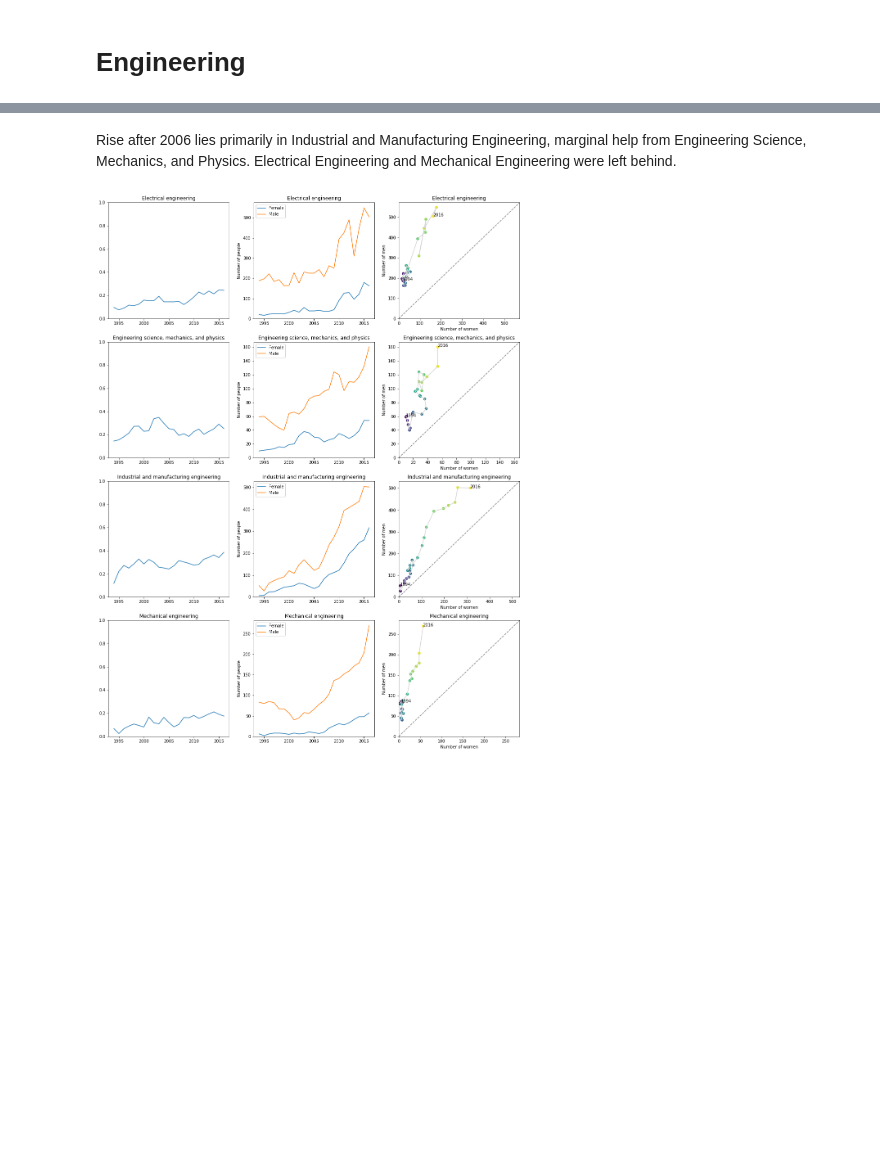
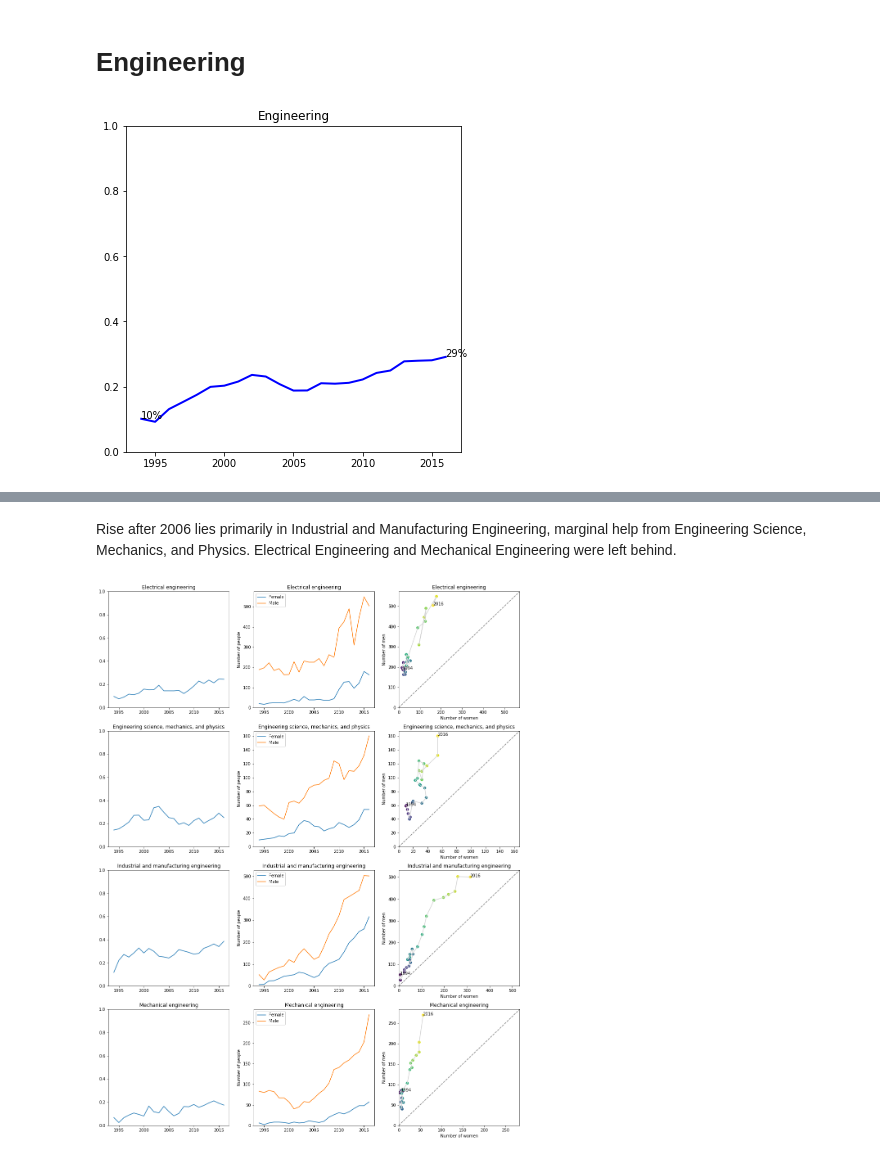
Before and after one commit to spec-journalism/gss-diversity, a Jupyter notebook: notebooks/draft.ipynb, the cells around one changed output, grey strips where cells are left out. Saved outputs shown, nothing was run; the diff lists cells and outputs as text; code cells hidden in the pictures; blank space fills up the shorter version.

```diff
--- a/notebooks/draft.ipynb
+++ b/notebooks/draft.ipynb
@@ -186,3 +215,8 @@ Idea: In lede, after showing overall science, reveal that the steady incline is
 # %% [markdown]
 # Engineering
+# %%
+_, ax = subplots()
+plot_topic_proportions(ax, 'Engineering')
+# %% [output]
+[figure, added]
 # %%
```
Also changed, not shown: parts of 7 cells of this notebook, 1 other file.
